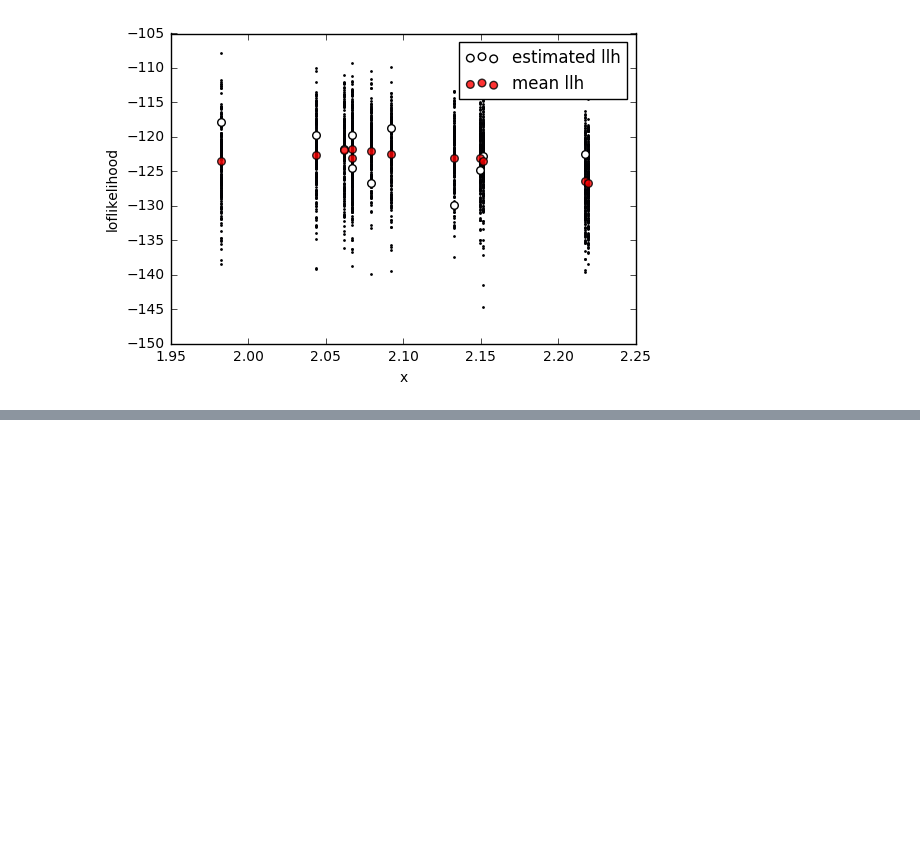
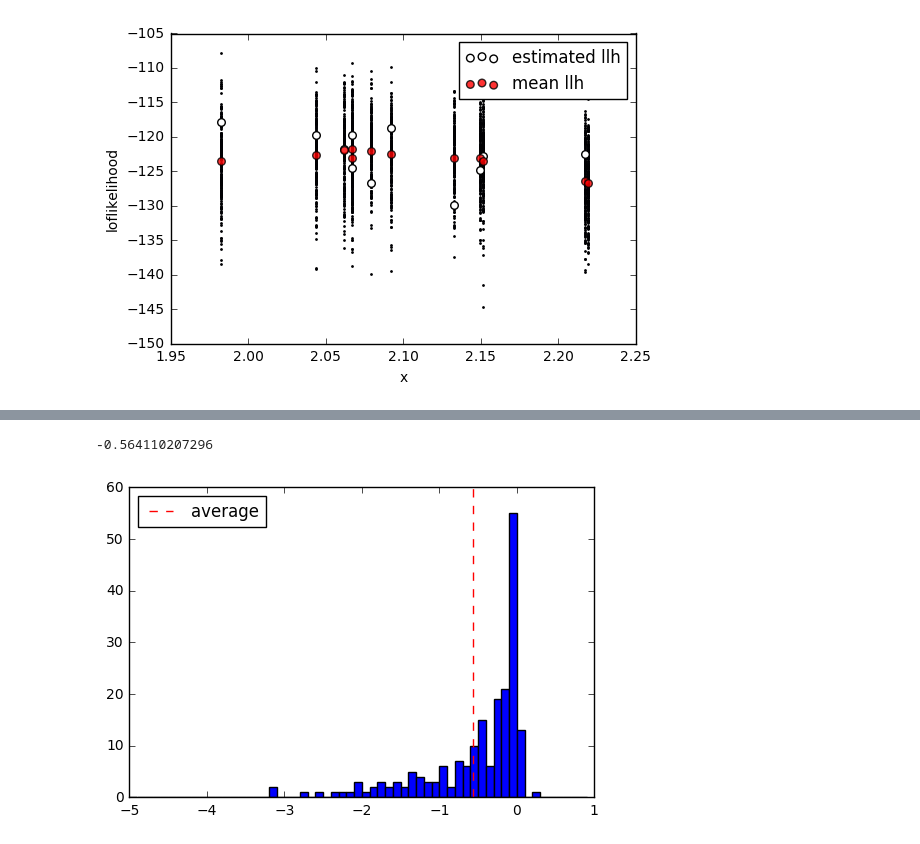
Before and after one commit to kyohei-koga/stastical_modeling_for-_data_analysis, a Jupyter notebook: 04aic_and_goodness_of_prediction_of_models/practice02.ipynb, the cells around one changed output, grey strips where cells are left out. Drawn from its saved outputs; the diff is of its cells as text; code cells hidden in the pictures; blank space fills up the shorter version.

```diff
--- a/04aic_and_goodness_of_prediction_of_models/practice02.ipynb
+++ b/04aic_and_goodness_of_prediction_of_models/practice02.ipynb
@@ -341,0 +388,41 @@ plt.legend()
+# %%
+y_ob = np.random.poisson(8,[200,50])
+x_ob = np.random.uniform(-2,2,[200,50])
+const = np.ones(50)
+
+y_es = np.random.poisson(8,[200,200,50])
+x_es = np.random.uniform(-2,2,[200,200,50])
+# %%
+mean_llh_const = []
+bias_const = []
+
+mean_llh_x = []
+bias_x = []
+
+for i in xrange(200):
+    model = sm.GLM(y_ob[i],const,family=sm.families.Poisson())
+    result = model.fit()
+    param = result.params[0]
+
+    llh_const = np.array([np.sum(stats.poisson.logpmf(test,np.exp(param))) for test in y_es[i]])
+    mean_llh_const.append(llh_const.mean())
+    bias_const.append(result.llf - llh_const.mean())
+
+    model = sm.GLM(y_ob[i],np.array([x_ob[i],const]).T,family=sm.families.Poisson())
+    result = model.fit()
+    beta1, beta2 = result.params
+
+    llh_x = np.array([np.sum(stats.poisson.logpmf(test_y,np.exp(beta1*test_x+beta2))) for test_y,test_x in
+                     zip(y_es[i],x_es[i])])
+    mean_llh_x.append(llh_x.mean())
+    bias_x.append(result.llf - llh_x.mean())
+# %%
+difference_ave = np.array(mean_llh_x) - np.array(mean_llh_const)
+# %%
+plt.hist(difference_ave,bins=np.arange(-5,1,0.1))
+plt.axvline(difference_ave.mean(),ls='--',c='r',label='average')
+plt.legend(loc='upper left')
+print(difference_ave.mean())
+# %% [output]
+-0.564110207296
+[figure, added]
```
Also changed, not shown: parts of 16 cells of this notebook, 1 other file.
